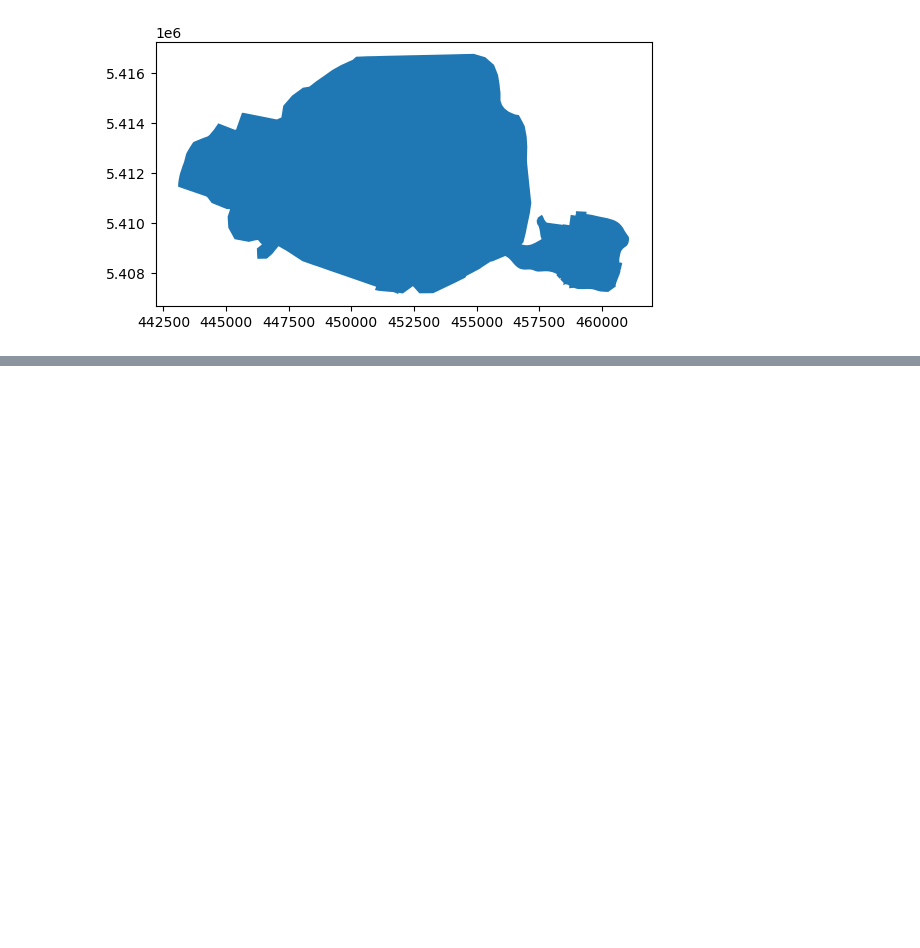
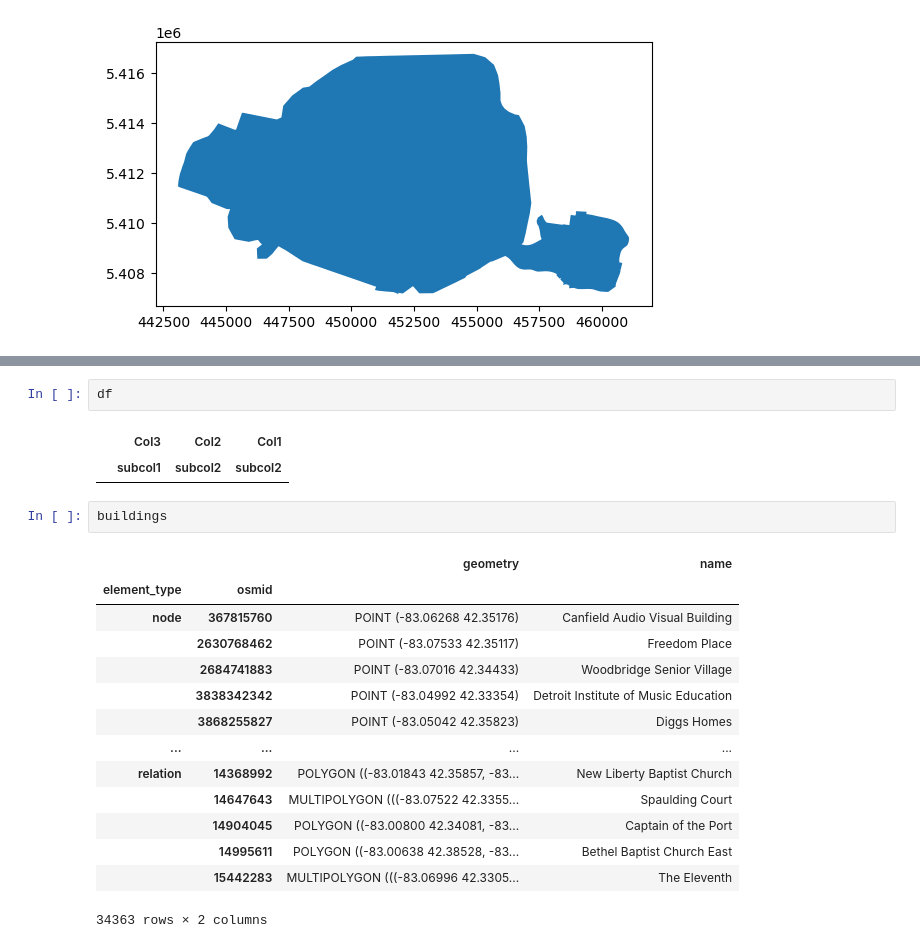
Before and after one commit to yufernando/book-of-cities, a Jupyter notebook: sandbox.ipynb, the cells around one changed output, grey strips where cells are left out. Saved outputs shown, nothing was run; the diff lists cells and outputs as text; blank space fills up the shorter version.

```diff
--- a/sandbox.ipynb
+++ b/sandbox.ipynb
@@ -10,0 +193,22 @@ ax = places.plot()
+# %%
+df
+# %% [output]
+|  | Col3 | Col2 | Col1 |
+|  | subcol1 | subcol2 | subcol2 |
+# %%
+buildings
+# %% [output]
+|  |  | geometry | name |
+| element_type | osmid |  |  |
+| node | 367815760 | POINT (-83.06268 42.35176) | Canfield Audio Visual Building |
+|  | 2630768462 | POINT (-83.07533 42.35117) | Freedom Place |
+|  | 2684741883 | POINT (-83.07016 42.34433) | Woodbridge Senior Village |
+|  | 3838342342 | POINT (-83.04992 42.33354) | Detroit Institute of Music Education |
+|  | 3868255827 | POINT (-83.05042 42.35823) | Diggs Homes |
+| ... | ... | ... | ... |
+| relation | 14368992 | POLYGON ((-83.01843 42.35857, -83... | New Liberty Baptist Church |
+|  | 14647643 | MULTIPOLYGON (((-83.07522 42.3355... | Spaulding Court |
+|  | 14904045 | POLYGON ((-83.00800 42.34081, -83... | Captain of the Port |
+|  | 14995611 | POLYGON ((-83.00638 42.38528, -83... | Bethel Baptist Church East |
+|  | 15442283 | MULTIPOLYGON (((-83.06996 42.3305... | The Eleventh |
+34363 rows × 2 columns
```
Also changed, not shown: parts of 14 cells of this notebook.
